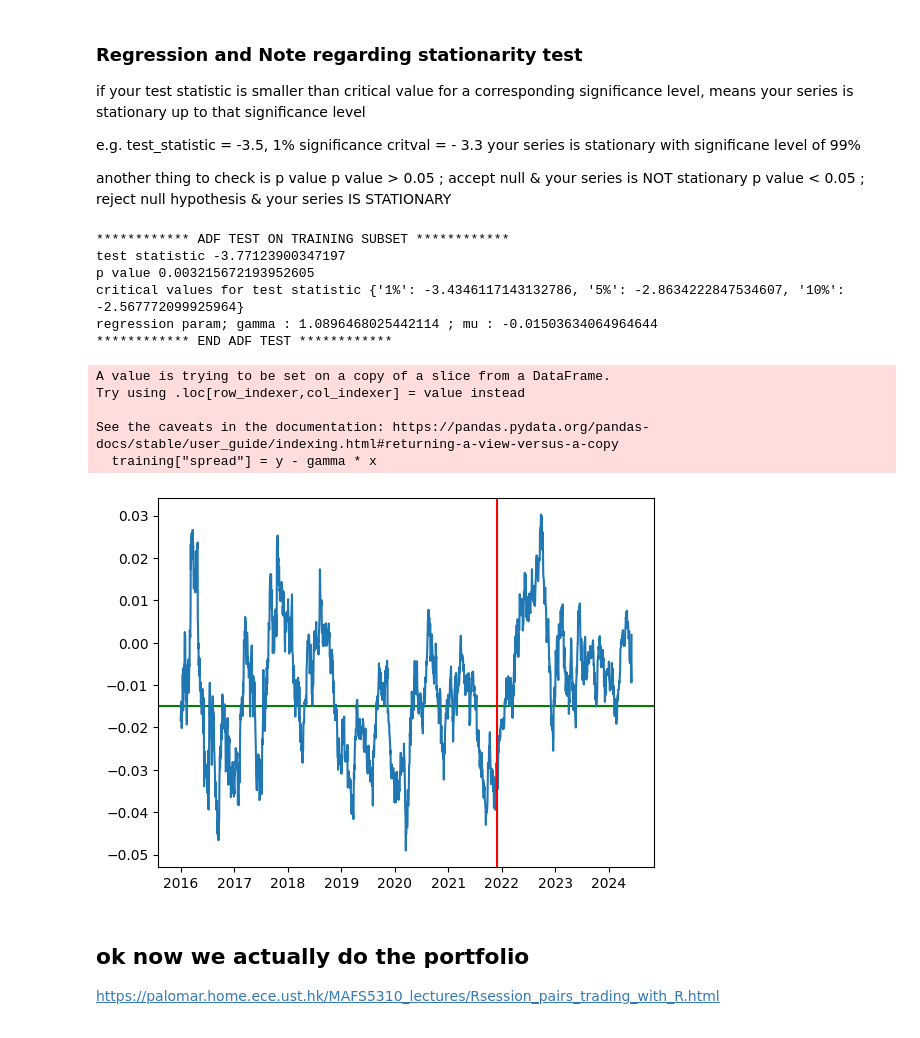
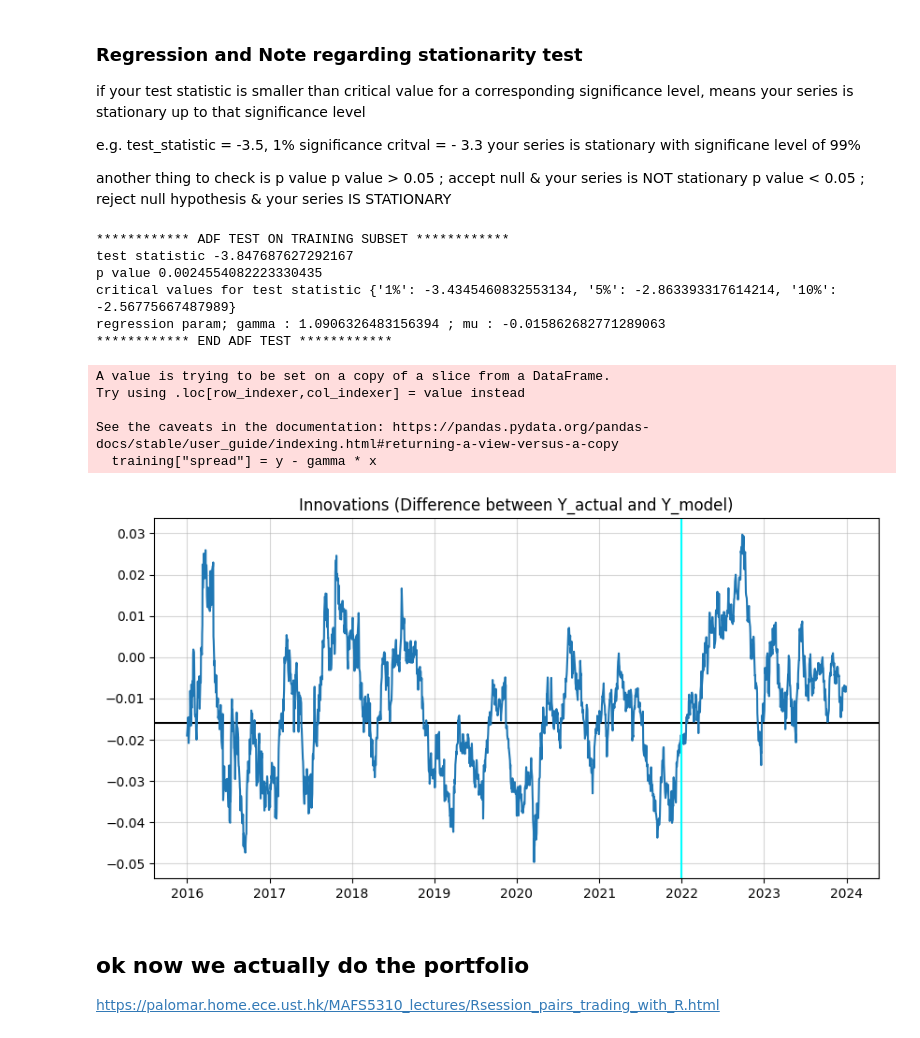
Before and after one commit to andreignatius/quant-trading, a Jupyter notebook: pairs/pairs_audnzd.ipynb, the cells around one changed output. Drawn from its saved outputs; the diff is of its cells as text; code cells hidden in the pictures.

```diff
--- a/pairs/pairs_audnzd.ipynb
+++ b/pairs/pairs_audnzd.ipynb
@@ -30,14 +30,14 @@ Anyway general steps
 Possible improvement can be done for the regression part to obtain the weights. Right now we are using OLS and probably can be changed
 # %%
 start_date = "2016-01-01"
-end_date = "2024-05-31"
+end_date = "2024-01-01"
 item1 = "AUDUSD=X"
 item2 = "NZDUSD=X"
 
 # item1 = "USDSGD=X"
 # item2 = "DX-Y.NYB"
 
-train_ratio = 0.7  # make sure atleast 1.2k datapoints for training
+train_ratio = 0.75  # make sure atleast 1.2k datapoints for training
 interval = "1d"
 # %%
 # get close data
@@ -181,40 +213,43 @@ result = sm.OLS(y.to_numpy(), sm.tools.add_constant(x.to_numpy())).fit()
 
 mu = result.params[0]
 gamma = result.params[1]
 # print model vs actual
 training["spread"] = y - gamma * x
 model = gamma * x + mu
 
 # spread, idk why prof ben coded it like this
 y_all = df_together[item1]  # usdsgd
 x_all = df_together[item2]  # dxy
 
 result_adf = ts.adfuller(training["spread"])
 print("************ ADF TEST ON TRAINING SUBSET ************")
 print(f"test statistic {result_adf[0]}")
 print(f"p value {result_adf[1]}")
 print(f"critical values for test statistic {result_adf[4]}")
 print(f"regression param; gamma : {gamma} ; mu : {mu}")
 print("************ END ADF TEST ************")
 
 df_together["spread"] = y_all - gamma * x_all
-plt.axhline(np.mean(y - gamma * x), color="green")
+plt.figure(figsize=(10, 5))
+plt.axhline(np.mean(y - gamma * x), color="black")
 plt.plot(df_together["spread"])
-plt.axvline(splitidx, color="red")
+plt.axvline(splitidx, color="cyan")
+plt.title("Innovations (Difference between Y_actual and Y_model)")
+plt.grid(alpha=0.5)
 plt.show()
 # %% [output]
 ************ ADF TEST ON TRAINING SUBSET ************
-test statistic -3.77123900347197
-p value 0.003215672193952605
-critical values for test statistic {'1%': -3.4346117143132786, '5%': -2.8634222847534607, '10%': -2.567772099925964}
-regression param; gamma : 1.0896468025442114 ; mu : -0.01503634064964644
+test statistic -3.847687627292167
+p value 0.0024554082223330435
+critical values for test statistic {'1%': -3.4345460832553134, '5%': -2.863393317614214, '10%': -2.56775667487989}
+regression param; gamma : 1.0906326483156394 ; mu : -0.015862682771289063
 ************ END ADF TEST ************
 A value is trying to be set on a copy of a slice from a DataFrame.
 Try using .loc[row_indexer,col_indexer] = value instead
 
 See the caveats in the documentation: https://pandas.pydata.org/pandas-docs/stable/user_guide/indexing.html#returning-a-view-versus-a-copy
   training["spread"] = y - gamma * x
-[figure, old version]
+[figure, new version]
 # %% [markdown]
 ## ok now we actually do the portfolio
 
```
Also changed, not shown: parts of 24 cells of this notebook.
